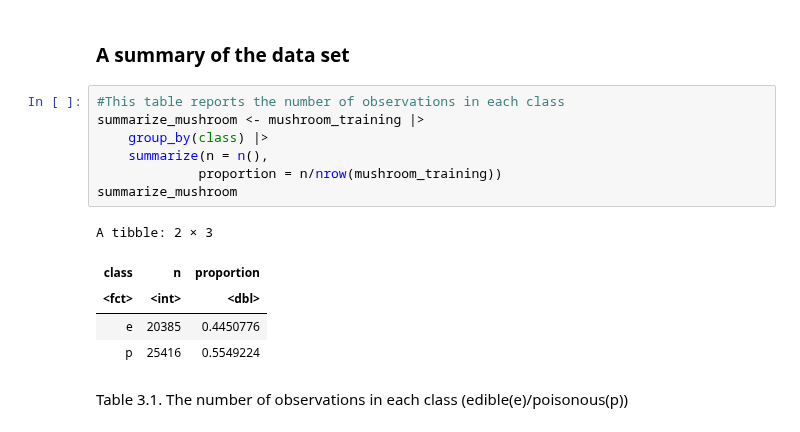
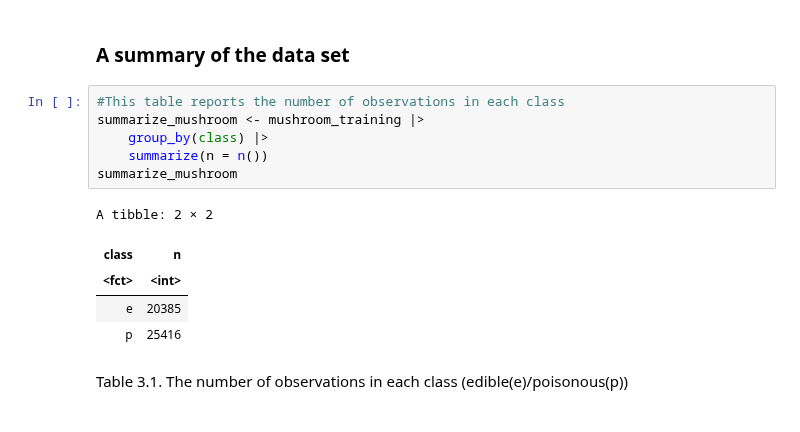
Before and after one commit to ciciliujx/DSCI100-Project, a Jupyter notebook: project.ipynb, the cells around one changed output. Saved outputs shown, nothing was run; the diff lists cells and outputs as text.

```diff
--- a/project.ipynb
+++ b/project.ipynb
@@ -88,16 +88,15 @@ Table 2. The first 6 rows of a cleaned and wrangled "Secondary Mushroom Data" wi
 # %%
 #This table reports the number of observations in each class
 summarize_mushroom <- mushroom_training |>
     group_by(class) |>
-    summarize(n = n(),
-             proportion = n/nrow(mushroom_training))
+    summarize(n = n())
 summarize_mushroom
 # %% [output]
-A tibble: 2 × 3
+A tibble: 2 × 2
-| class | n | proportion |
-| <fct> | <int> | <dbl> |
-| e | 20385 | 0.4450776 |
-| p | 25416 | 0.5549224 |
+| class | n |
+| <fct> | <int> |
+| e | 20385 |
+| p | 25416 |
 # %% [markdown]
 Table 3.1. The number of observations in each class (edible(e)/poisonous(p))
 # %%
```
Also changed, not shown: parts of 2 cells of this notebook.
